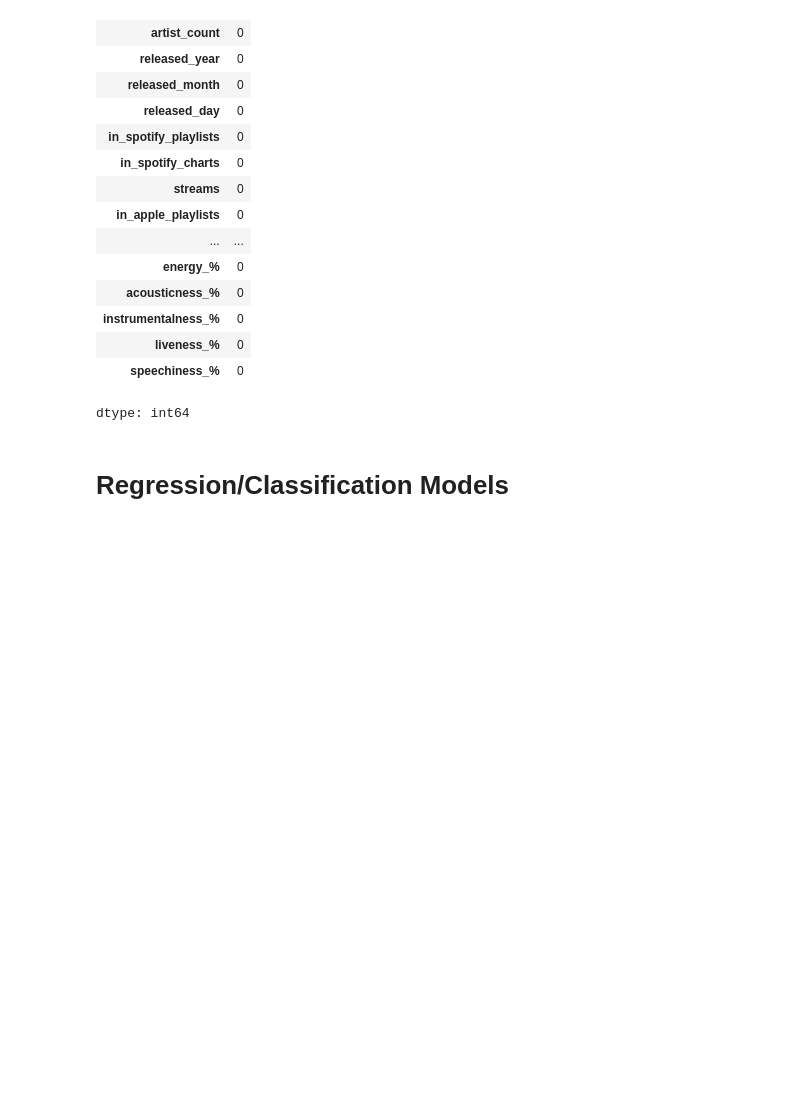
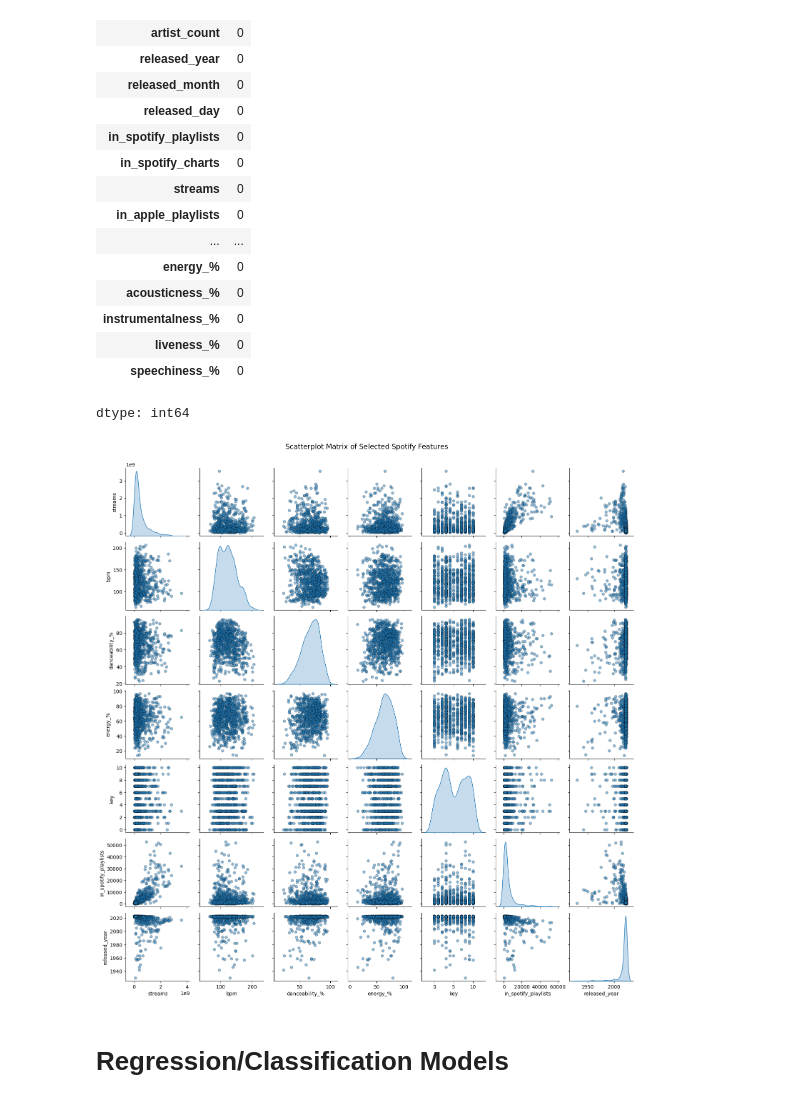
Before and after one commit to jumin7/Song-Popularity-Analysis, a Jupyter notebook: ProjectGarciaShrestha.ipynb, the cells around one changed output. Drawn from its saved outputs; the diff is of its cells as text; code cells hidden in the pictures; blank space fills up the shorter version.

```diff
--- a/ProjectGarciaShrestha.ipynb
+++ b/ProjectGarciaShrestha.ipynb
@@ -97,6 +97,31 @@ Missing values in each column:
 | liveness_% | 0 |
 | speechiness_% | 0 |
 dtype: int64
+# %%
+import seaborn as sns
+import matplotlib.pyplot as plt
+
+# Select a subset of features to visualize
+selected_features = [
+    "streams",
+    "bpm",
+    "danceability_%",
+    "energy_%",
+    "key",
+    "in_spotify_playlists",
+    "released_year"
+]
+
+# Create a pairplot
+sns.pairplot(dfSpotify_clean[selected_features],
+             diag_kind="kde",
+             plot_kws={'alpha':0.5, 's':30, 'edgecolor':'k'},
+             height=2.2)
+
+plt.suptitle("Scatterplot Matrix of Selected Spotify Features", y=1.02, fontsize=14)
+plt.show()
+# %% [output]
+[figure, added]
 # %% [markdown]
 # Regression/Classification Models
 # %%
```
Also changed, not shown: parts of 3 cells of this notebook.
